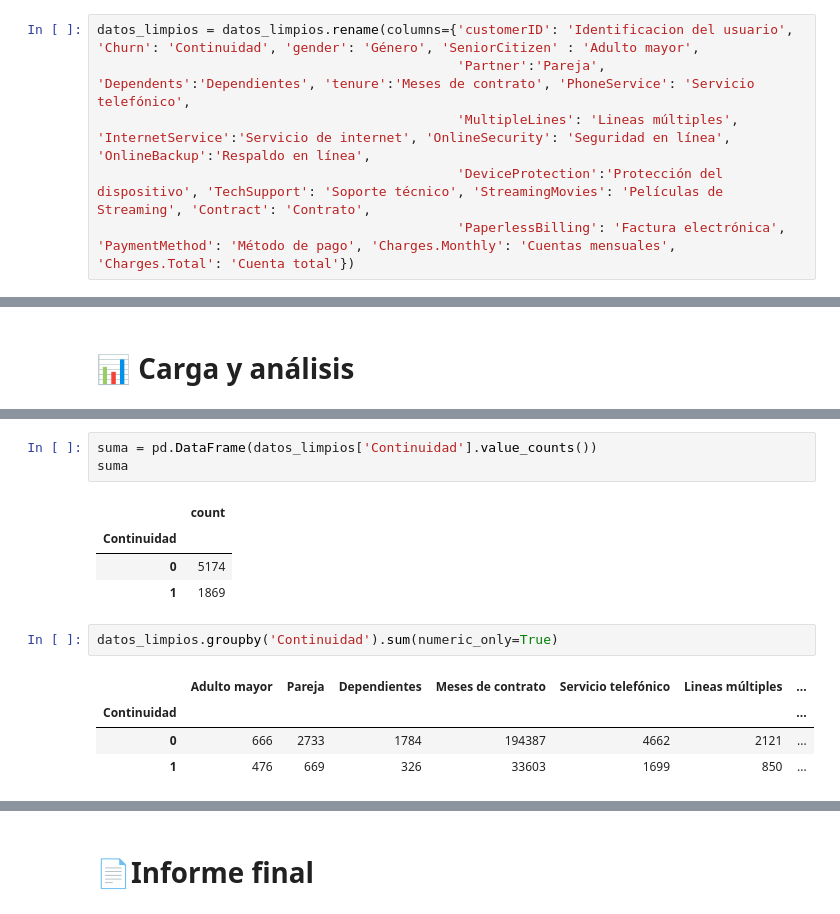
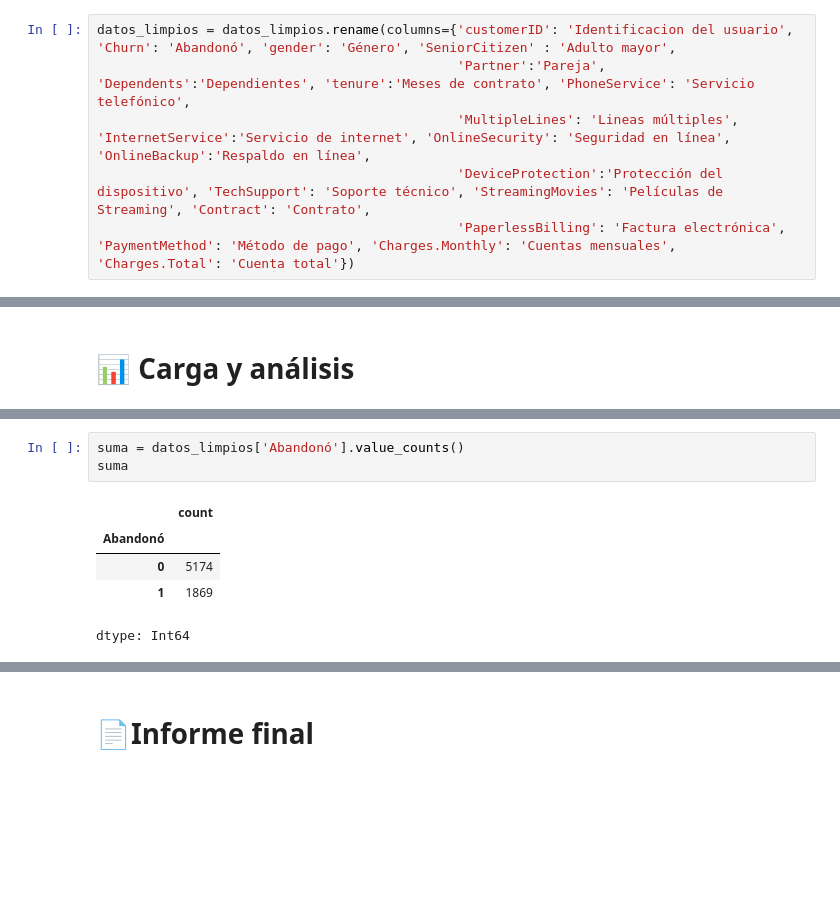
Before and after one commit to ValentinaQuinteroC/Challenge_TELECOMX1, a Jupyter notebook: Challenge_TELECOMX1.ipynb, the cells around one changed output, grey strips where cells are left out. Drawn from its saved outputs; the diff is of its cells as text; blank space fills up the shorter version.

```diff
--- a/Challenge_TELECOMX1.ipynb
+++ b/Challenge_TELECOMX1.ipynb
@@ -235,7 +235,7 @@ pd.set_option('display.max_columns', None)
 # %%
 datos_limpios['Cuentas diarias'] = datos_limpios['Charges.Monthly'] / 30
 # %%
-datos_limpios = datos_limpios.rename(columns={'customerID': 'Identificacion del usuario', 'Churn': 'Continuidad', 'gender': 'Género', 'SeniorCitizen' : 'Adulto mayor',
+datos_limpios = datos_limpios.rename(columns={'customerID': 'Identificacion del usuario', 'Churn': 'Abandonó', 'gender': 'Género', 'SeniorCitizen' : 'Adulto mayor',
                                               'Partner':'Pareja', 'Dependents':'Dependientes', 'tenure':'Meses de contrato', 'PhoneService': 'Servicio telefónico',
                                               'MultipleLines': 'Lineas múltiples', 'InternetService':'Servicio de internet', 'OnlineSecurity': 'Seguridad en línea', 'OnlineBackup':'Respaldo en línea',
                                               'DeviceProtection':'Protección del dispositivo', 'TechSupport': 'Soporte técnico', 'StreamingMovies': 'Películas de Streaming', 'Contract': 'Contrato',
@@ -293,15 +301,9 @@ datos_limpios.describe()
 # %%
-suma = pd.DataFrame(datos_limpios['Continuidad'].value_counts())
+suma = datos_limpios['Abandonó'].value_counts()
 suma
 # %% [output]
 |  | count |
-| Continuidad |  |
+| Abandonó |  |
 | 0 | 5174 |
 | 1 | 1869 |
+dtype: Int64
-# %%
-datos_limpios.groupby('Continuidad').sum(numeric_only=True)
-# %% [output]
-|  | Adulto mayor | Pareja | Dependientes | Meses de contrato | Servicio telefónico | Lineas múltiples | ... |
-| Continuidad |  |  |  |  |  |  | ... |
-| 0 | 666 | 2733 | 1784 | 194387 | 4662 | 2121 | ... |
-| 1 | 476 | 669 | 326 | 33603 | 1699 | 850 | ... |
```
Also changed, not shown: parts of 10 cells of this notebook.
